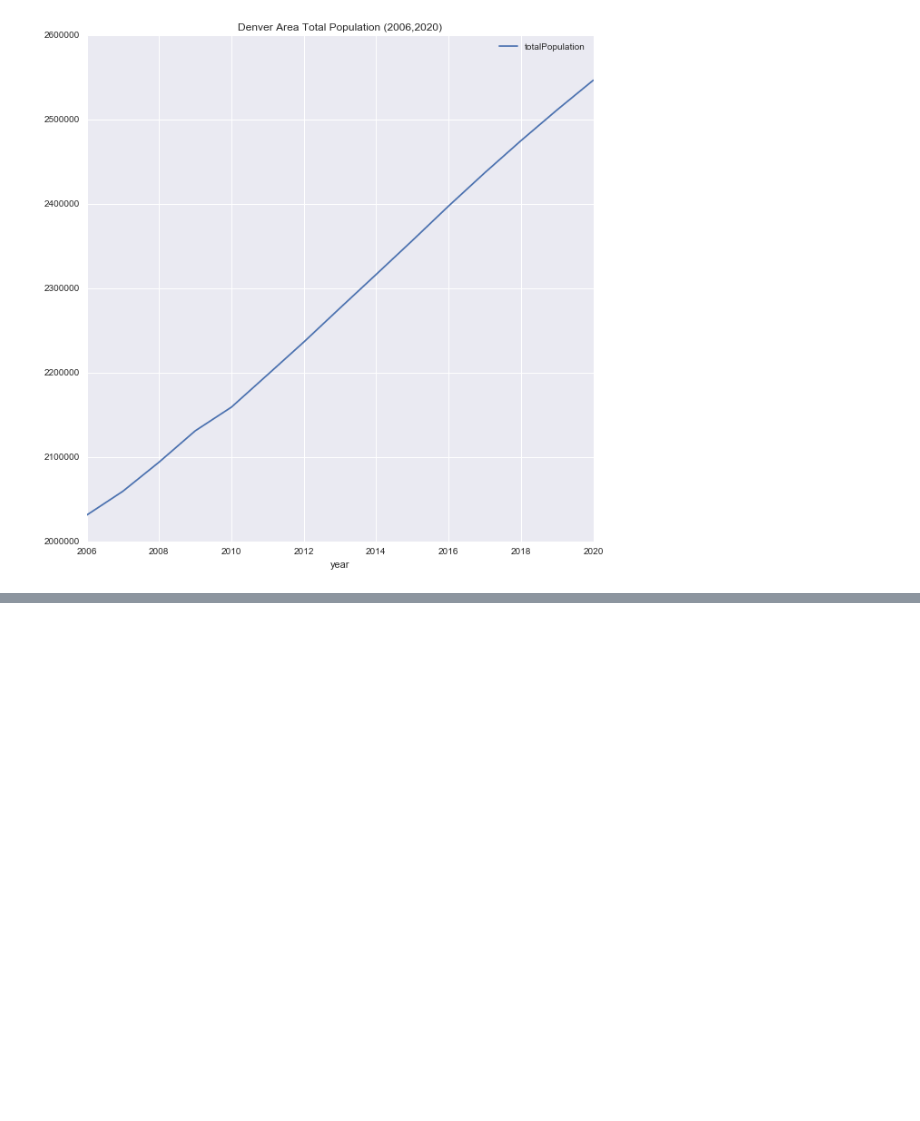
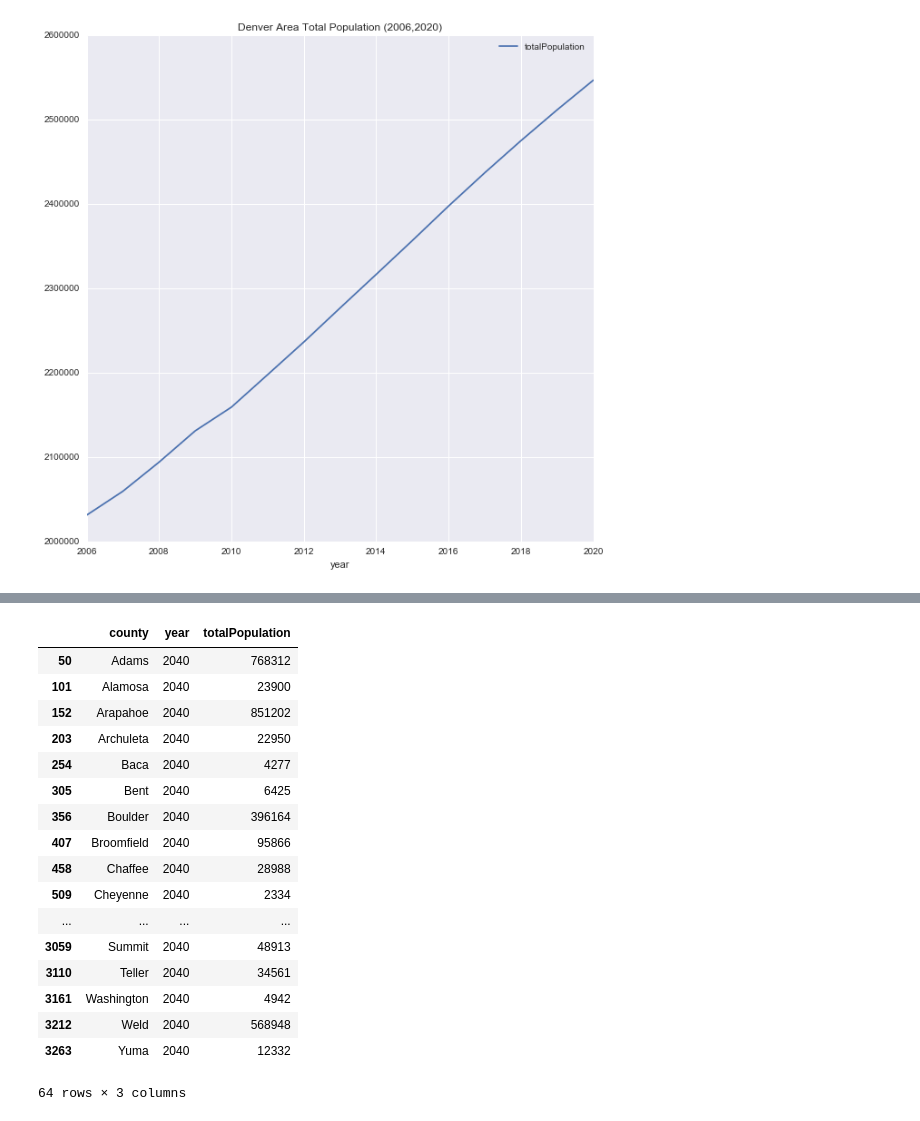
Before and after one commit to andrewfulton9/Colorado_Population_Analysis, a Jupyter notebook: population_analysis.ipynb, the cells around one changed output, grey strips where cells are left out. Cells and saved outputs as stored; diff of their text form; code cells hidden in the pictures; blank space fills up the shorter version.

```diff
--- a/population_analysis.ipynb
+++ b/population_analysis.ipynb
@@ -135,3 +97,24 @@ df_2015.head()
+# %%
+df_2015
+# %% [output]
+|  | county | year | totalPopulation |
+| 50 | Adams | 2040 | 768312 |
+| 101 | Alamosa | 2040 | 23900 |
+| 152 | Arapahoe | 2040 | 851202 |
+| 203 | Archuleta | 2040 | 22950 |
+| 254 | Baca | 2040 | 4277 |
+| 305 | Bent | 2040 | 6425 |
+| 356 | Boulder | 2040 | 396164 |
+| 407 | Broomfield | 2040 | 95866 |
+| 458 | Chaffee | 2040 | 28988 |
+| 509 | Cheyenne | 2040 | 2334 |
+| ... | ... | ... | ... |
+| 3059 | Summit | 2040 | 48913 |
+| 3110 | Teller | 2040 | 34561 |
+| 3161 | Washington | 2040 | 4942 |
+| 3212 | Weld | 2040 | 568948 |
+| 3263 | Yuma | 2040 | 12332 |
+64 rows × 3 columns
 # %%
 d = {}
 for x in range(len(counties['features'])):
```
Also changed, not shown: parts of 26 cells of this notebook, 1 other file.
